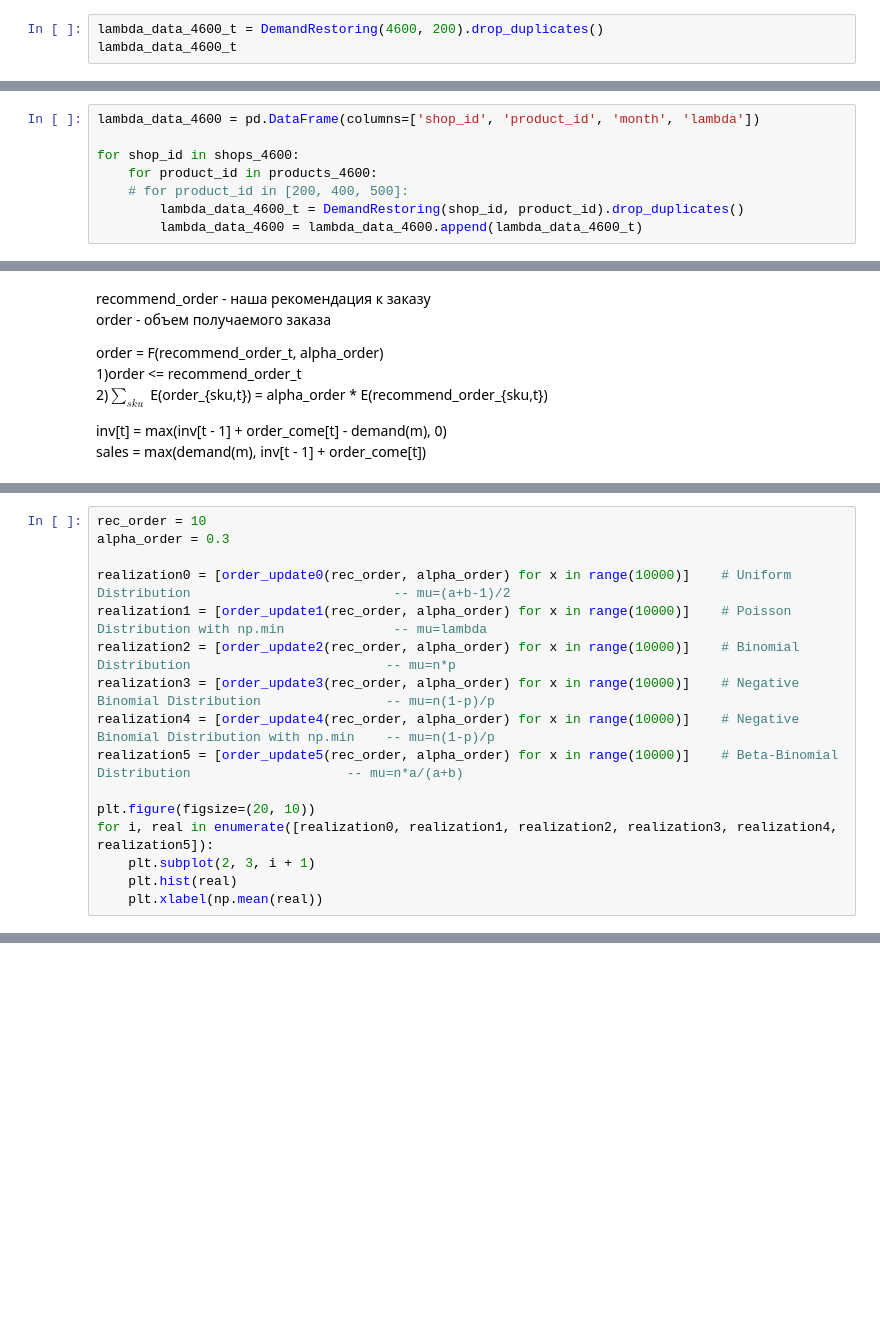
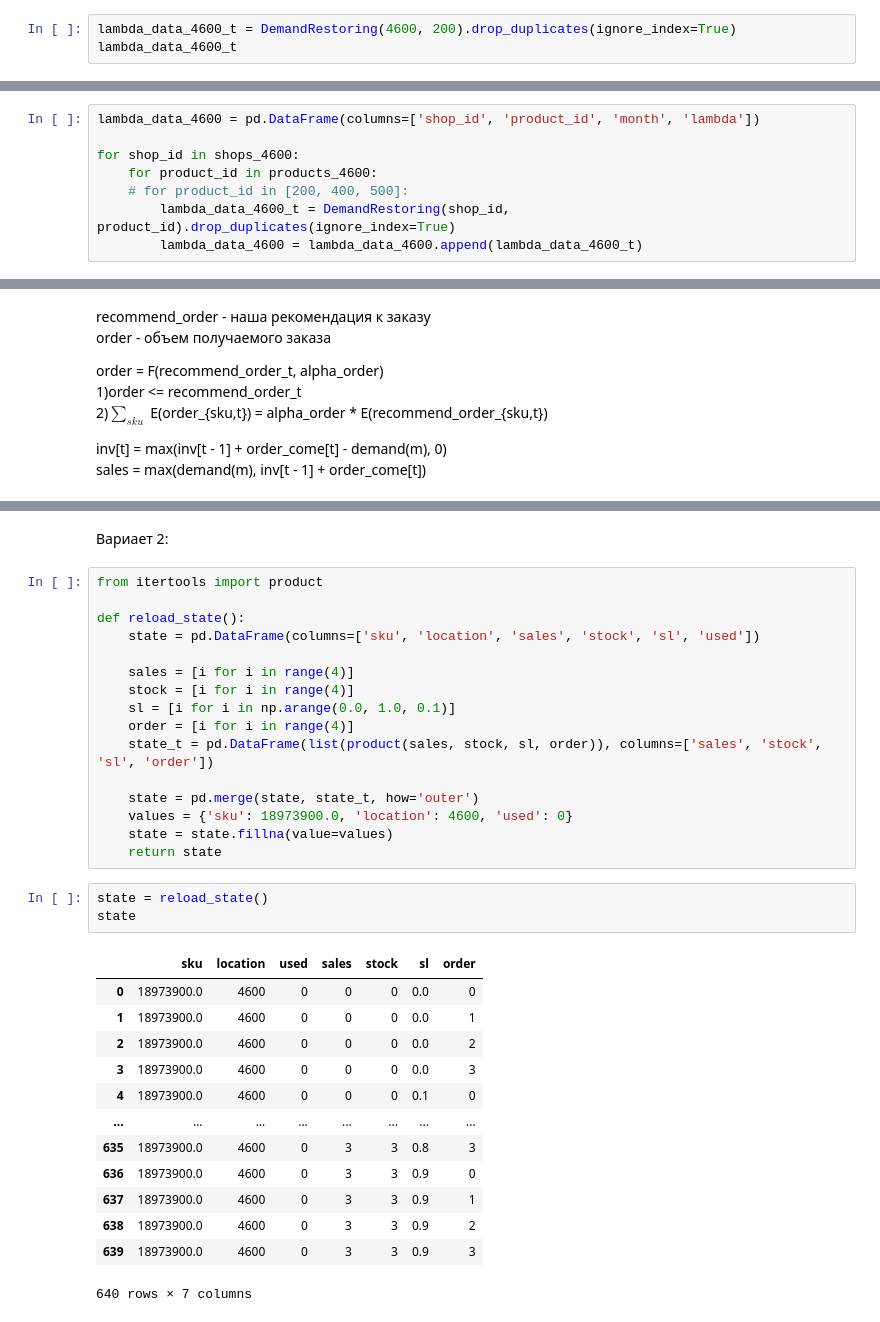
Before and after one commit to aromanenko/RLIO, a Jupyter notebook: DemandRestoring_v2.2.ipynb, the cells around one changed output, grey strips where cells are left out. Saved outputs shown, nothing was run; the diff lists cells and outputs as text; blank space fills up the shorter version.

```diff
--- a/DemandRestoring_v2.2.ipynb
+++ b/DemandRestoring_v2.2.ipynb
@@ -352,7 +340,7 @@ def DemandRestoring(shop_id, product_id, kernel=kernel_default):
 
     return lambda_data_t
 # %%
-lambda_data_4600_t = DemandRestoring(4600, 200).drop_duplicates()
+lambda_data_4600_t = DemandRestoring(4600, 200).drop_duplicates(ignore_index=True)
 lambda_data_4600_t
 # %% [output]
 |  | shop_id | product_id | month | lambda |
@@ -374,7 +362,7 @@ lambda_data_4600 = pd.DataFrame(columns=['shop_id', 'product_id', 'month', 'lamb
 for shop_id in shops_4600:
     for product_id in products_4600:
     # for product_id in [200, 400, 500]:
-        lambda_data_4600_t = DemandRestoring(shop_id, product_id).drop_duplicates()
+        lambda_data_4600_t = DemandRestoring(shop_id, product_id).drop_duplicates(ignore_index=True)
         lambda_data_4600 = lambda_data_4600.append(lambda_data_4600_t)
 # %%
 lambda_data_4600
@@ -608,16 +587,0 @@ for i, real in enumerate([realization0, realization1, realization2, realization3
-# %%
-rec_order = 10
-alpha_order = 0.3
-
-realization0 = [order_update0(rec_order, alpha_order) for x in range(10000)]    # Uniform Distribution                          -- mu=(a+b-1)/2
-realization1 = [order_update1(rec_order, alpha_order) for x in range(10000)]    # Poisson Distribution with np.min              -- mu=lambda
-realization2 = [order_update2(rec_order, alpha_order) for x in range(10000)]    # Binomial Distribution                         -- mu=n*p
-realization3 = [order_update3(rec_order, alpha_order) for x in range(10000)]    # Negative Binomial Distribution                -- mu=n(1-p)/p
-realization4 = [order_update4(rec_order, alpha_order) for x in range(10000)]    # Negative Binomial Distribution with np.min    -- mu=n(1-p)/p
-realization5 = [order_update5(rec_order, alpha_order) for x in range(10000)]    # Beta-Binomial Distribution                    -- mu=n*a/(a+b)
-
-plt.figure(figsize=(20, 10))
-for i, real in enumerate([realization0, realization1, realization2, realization3, realization4, realization5]):
-    plt.subplot(2, 3, i + 1)
-    plt.hist(real)
-    plt.xlabel(np.mean(real))
@@ -625,0 +629,35 @@ for i, real in enumerate([realization0, realization1, realization2, realization3
+# %% [markdown]
+Вариает 2:
+# %%
+from itertools import product
+
+def reload_state():
+    state = pd.DataFrame(columns=['sku', 'location', 'sales', 'stock', 'sl', 'used'])
+
+    sales = [i for i in range(4)]
+    stock = [i for i in range(4)]
+    sl = [i for i in np.arange(0.0, 1.0, 0.1)]
+    order = [i for i in range(4)]
+    state_t = pd.DataFrame(list(product(sales, stock, sl, order)), columns=['sales', 'stock', 'sl', 'order'])
+
+    state = pd.merge(state, state_t, how='outer')
+    values = {'sku': 18973900.0, 'location': 4600, 'used': 0}
+    state = state.fillna(value=values)
+    return state
+# %%
+state = reload_state()
+state
+# %% [output]
+|  | sku | location | used | sales | stock | sl | order |
+| 0 | 18973900.0 | 4600 | 0 | 0 | 0 | 0.0 | 0 |
+| 1 | 18973900.0 | 4600 | 0 | 0 | 0 | 0.0 | 1 |
+| 2 | 18973900.0 | 4600 | 0 | 0 | 0 | 0.0 | 2 |
+| 3 | 18973900.0 | 4600 | 0 | 0 | 0 | 0.0 | 3 |
+| 4 | 18973900.0 | 4600 | 0 | 0 | 0 | 0.1 | 0 |
+| ... | ... | ... | ... | ... | ... | ... | ... |
+| 635 | 18973900.0 | 4600 | 0 | 3 | 3 | 0.8 | 3 |
+| 636 | 18973900.0 | 4600 | 0 | 3 | 3 | 0.9 | 0 |
+| 637 | 18973900.0 | 4600 | 0 | 3 | 3 | 0.9 | 1 |
+| 638 | 18973900.0 | 4600 | 0 | 3 | 3 | 0.9 | 2 |
+| 639 | 18973900.0 | 4600 | 0 | 3 | 3 | 0.9 | 3 |
+640 rows × 7 columns
```
Also changed, not shown: parts of 28 cells of this notebook.
